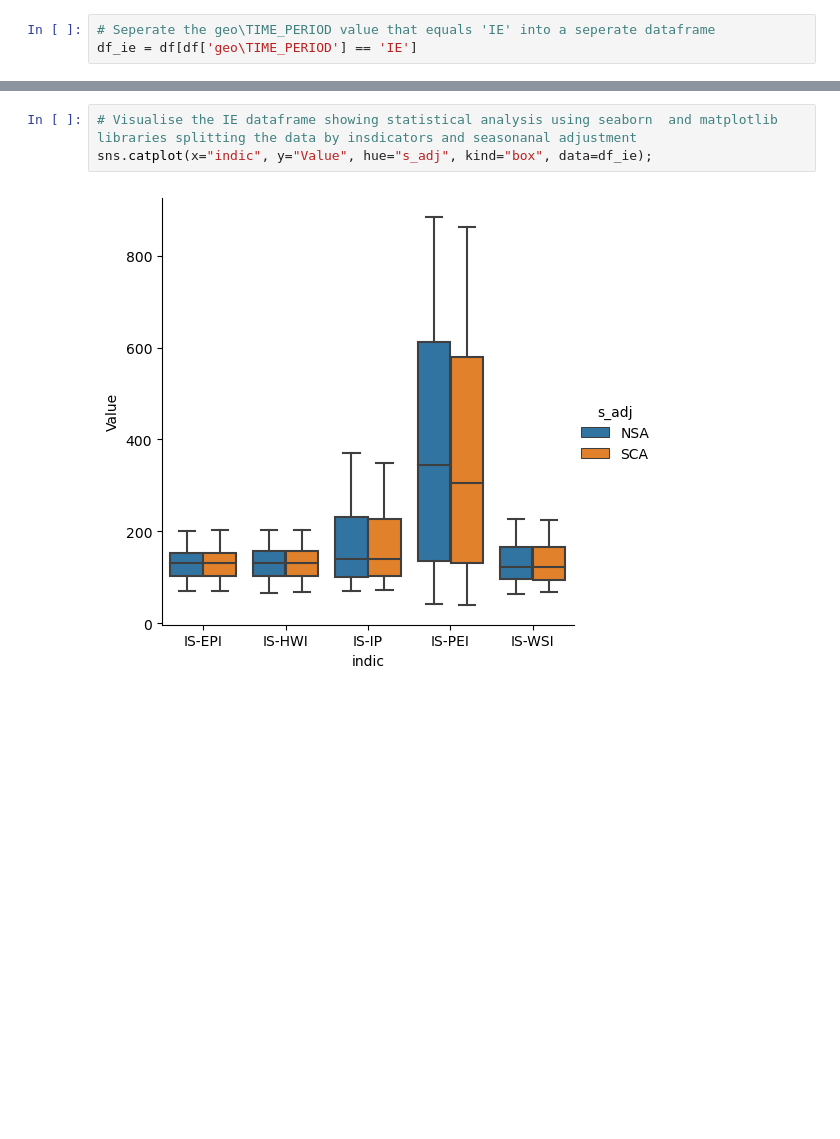
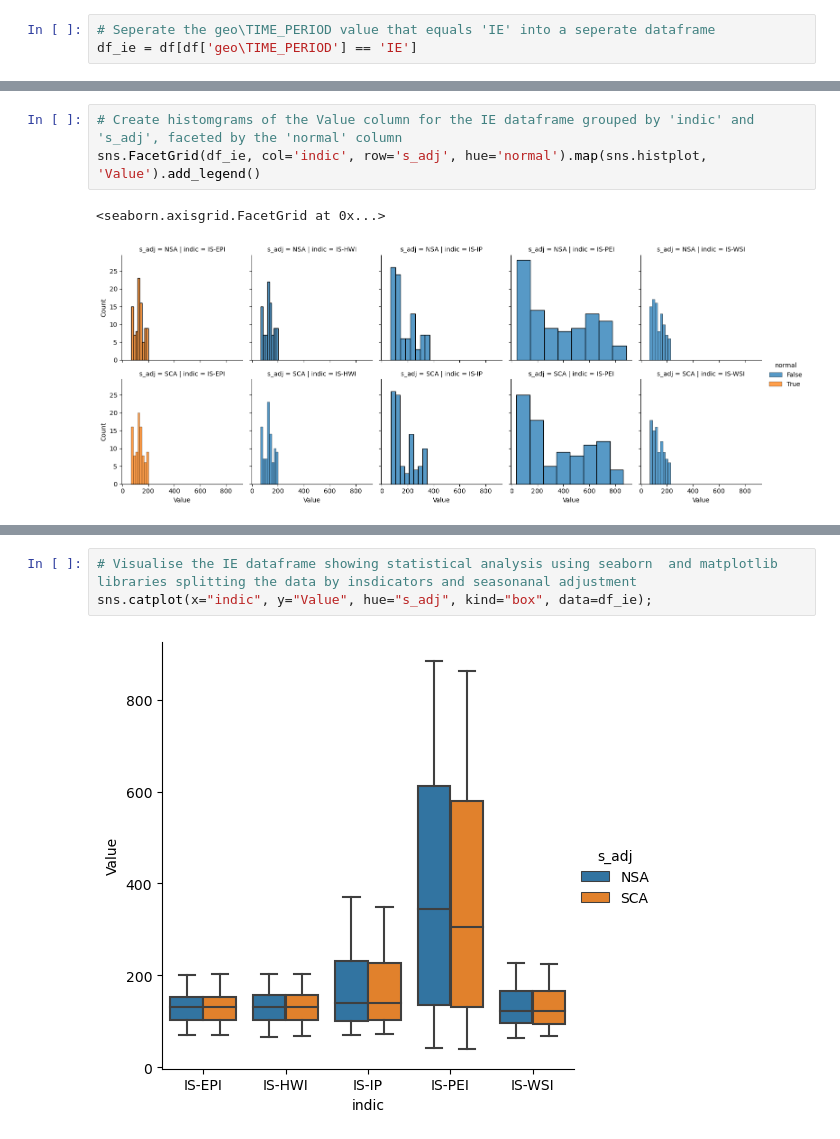
Before and after one commit to paulr28/MSc_DA_CA2, a Jupyter notebook: Explortation_1.ipynb, the cells around one changed output, grey strips where cells are left out. Drawn from its saved outputs; the diff is of its cells as text; blank space fills up the shorter version.

```diff
--- a/Explortation_1.ipynb
+++ b/Explortation_1.ipynb
@@ -181,0 +205,6 @@ df_ie.groupby(['indic','s_adj']).describe()
+# %%
+# Create histomgrams of the Value column for the IE dataframe grouped by 'indic' and 's_adj', faceted by the 'normal' column
+sns.FacetGrid(df_ie, col='indic', row='s_adj', hue='normal').map(sns.histplot, 'Value').add_legend()
+# %% [output]
+<seaborn.axisgrid.FacetGrid at 0x...>
+[figure, added]
```
Also changed, not shown: parts of 28 cells of this notebook.
